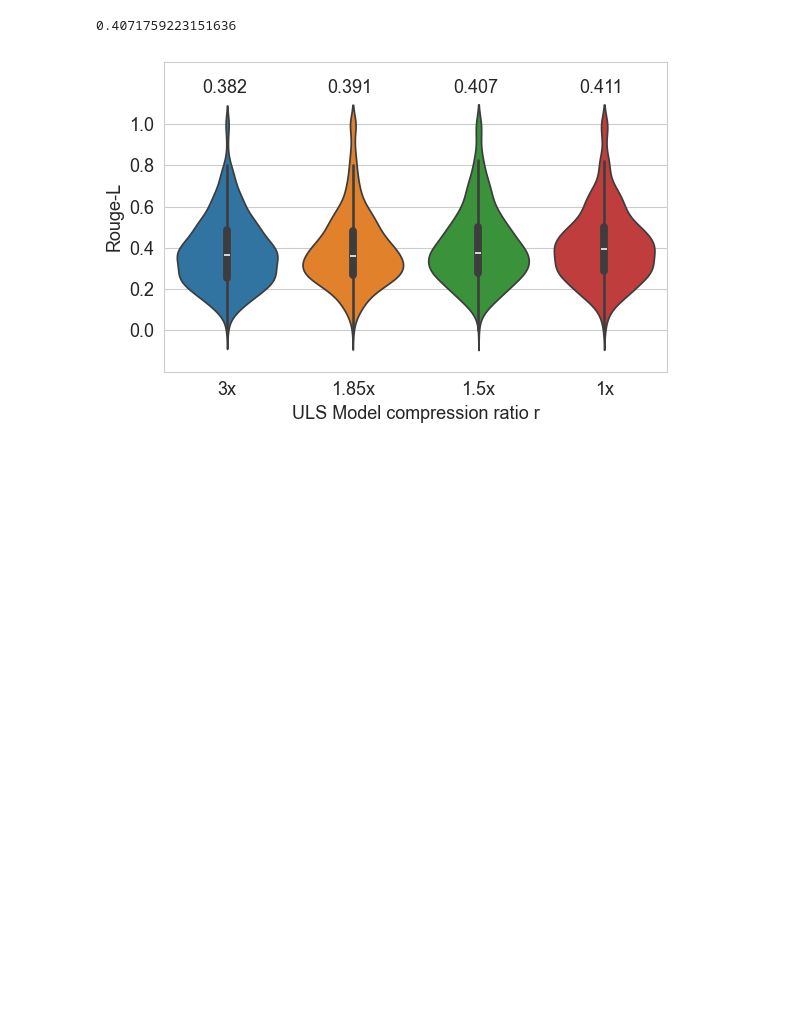
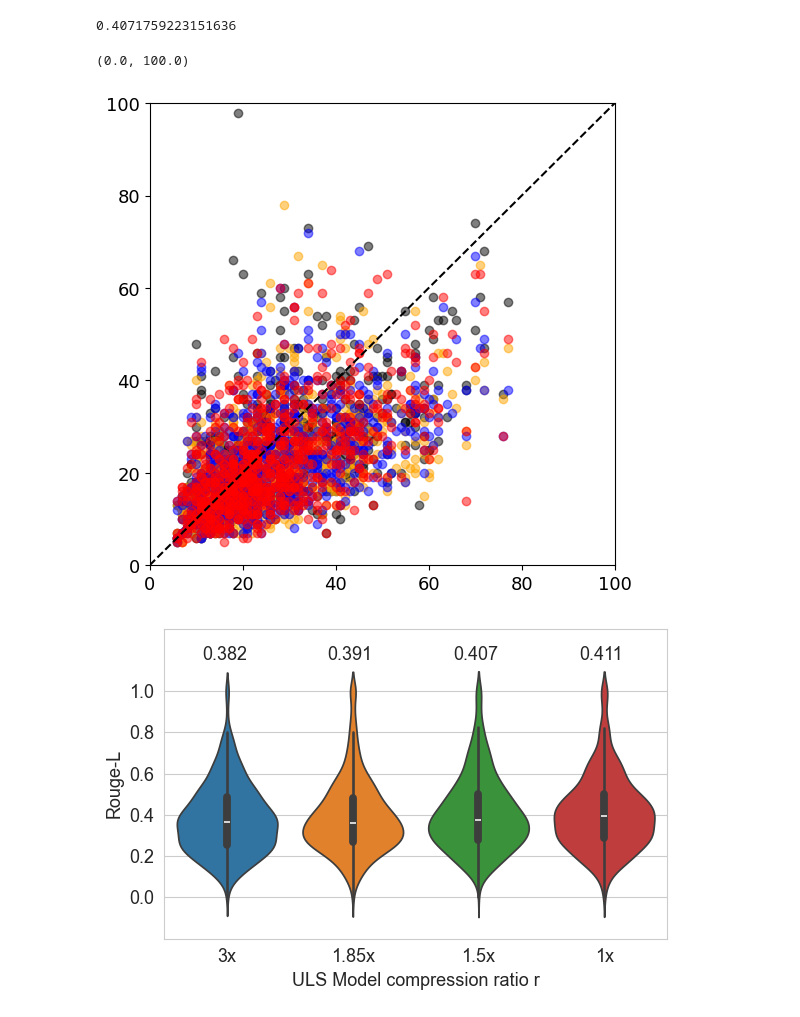
Before and after one commit to networkslab/enlsp_neurips24, a Jupyter notebook: src/analysis/ULS_rouge_oracle.ipynb, the cells around one changed output. Saved outputs shown, nothing was run; the diff lists cells and outputs as text; code cells hidden in the pictures; blank space fills up the shorter version.

```diff
--- a/src/analysis/ULS_rouge_oracle.ipynb
+++ b/src/analysis/ULS_rouge_oracle.ipynb
@@ -211,6 +276,21 @@ Layer 24: 0.4863822396052204
 print(np.mean(df_dict[16]['rougeL']))
 # %% [output]
 0.4071759223151636
+# %%
+#plot label length against generated summary length
+plt.figure(figsize=(6,6))
+plt.scatter(df_dict[16]['label_length'], df_dict[16]['prediction_length'], color='black', alpha=0.5)
+plt.scatter(df_dict[8]['label_length'], df_dict[8]['prediction_length'], color='orange', alpha=0.5)
+plt.scatter(df_dict[13]['label_length'], df_dict[13]['prediction_length'], color='blue', alpha=0.5)
+plt.scatter(df_dict[24]['label_length'], df_dict[24]['prediction_length'], color='red', alpha=0.5)
+#make axis equal
+plt.plot([0, 100], [0, 100], color='black', linestyle='--')
+#make figure square
+plt.xlim(0,100)
+plt.ylim(0,100)
+# %% [output]
+(0.0, 100.0)
+[figure, added]
 # %%
 #set style seaborn
 sns.set_style('whitegrid')
```
Also changed, not shown: parts of 22 cells of this notebook, 1 other file.
